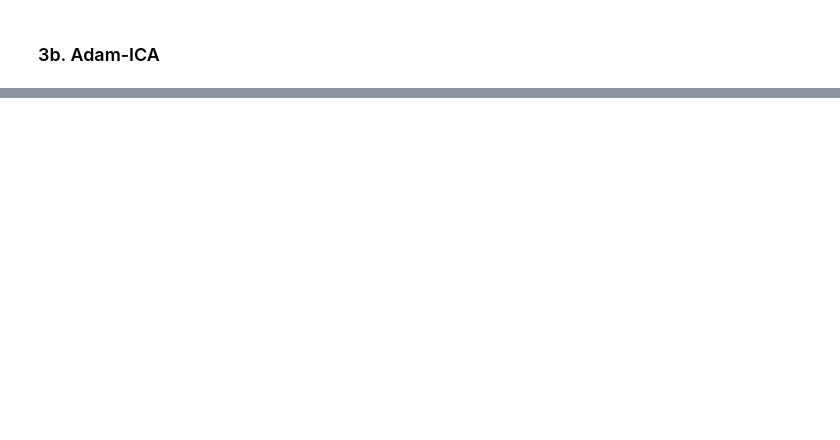
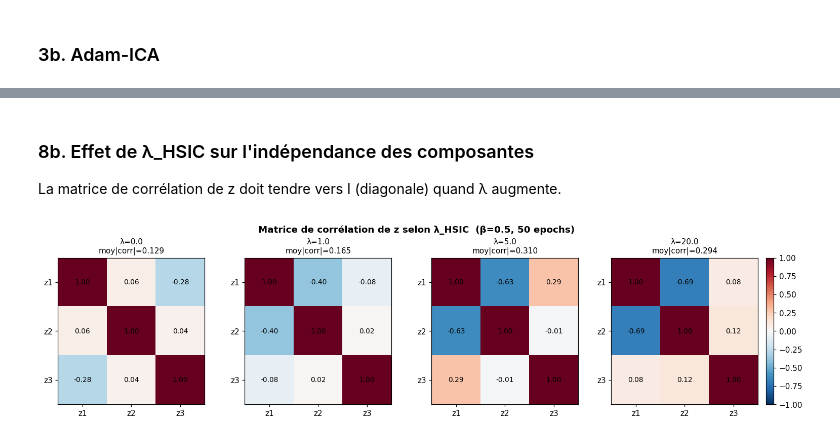
Before and after one commit to samirasonfack/Dimension_Reduction_ICA, a Jupyter notebook: notebooks/demo.ipynb, the cells around one changed output, grey strips where cells are left out. Drawn from its saved outputs; the diff is of its cells as text; code cells hidden in the pictures; blank space fills up the shorter version.

```diff
--- a/notebooks/demo.ipynb
+++ b/notebooks/demo.ipynb
@@ -145,0 +278,31 @@ plt.show()
+# %% [markdown]
+### 8b. Effet de λ_HSIC sur l'indépendance des composantes
+
+La matrice de corrélation de z doit tendre vers I (diagonale) quand λ augmente.
+# %%
+lambdas = [0.0, 1.0, 5.0, 20.0]
+fig, axes = plt.subplots(1, len(lambdas), figsize=(14, 3.5))
+fig.suptitle('Matrice de corrélation de z selon λ_HSIC  (β=0.5, 50 epochs)',
+             fontsize=12, fontweight='bold')
+
+for ax, lam in zip(axes, lambdas):
+    m = VAEICA(n_components=3, hidden_dim=64, learning_rate=1e-3,
+               beta=0.5, lambda_hsic=lam, n_epochs=50, batch_size=64,
+               random_state=42, verbose=False)
+    Z = m.fit_transform(X)
+    corr = np.corrcoef(Z.T)
+    off = corr[np.triu_indices(3, k=1)]
+
+    im = ax.imshow(corr, vmin=-1, vmax=1, cmap='RdBu_r')
+    ax.set_title(f'λ={lam}\nmoy|corr|={np.abs(off).mean():.3f}', fontsize=10)
+    ax.set_xticks([0,1,2]); ax.set_xticklabels(['z1','z2','z3'])
+    ax.set_yticks([0,1,2]); ax.set_yticklabels(['z1','z2','z3'])
+    for i in range(3):
+        for j in range(3):
+            ax.text(j, i, f'{corr[i,j]:.2f}', ha='center', va='center', fontsize=9)
+
+plt.colorbar(im, ax=axes[-1], fraction=0.046)
+plt.tight_layout()
+plt.show()
+# %% [output]
+[figure, added]
```
Also changed, not shown: parts of 29 cells of this notebook, 28 other files.
